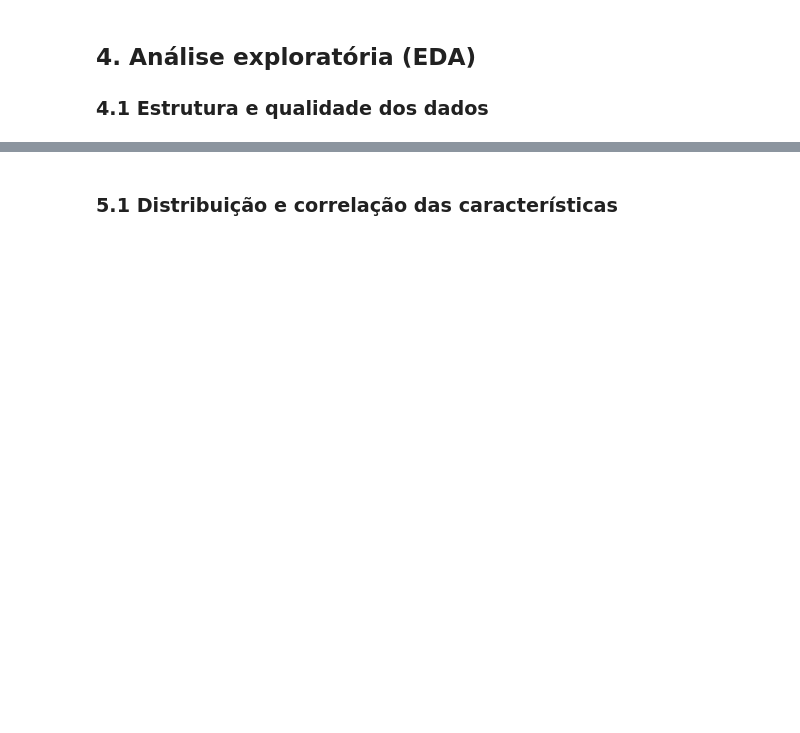
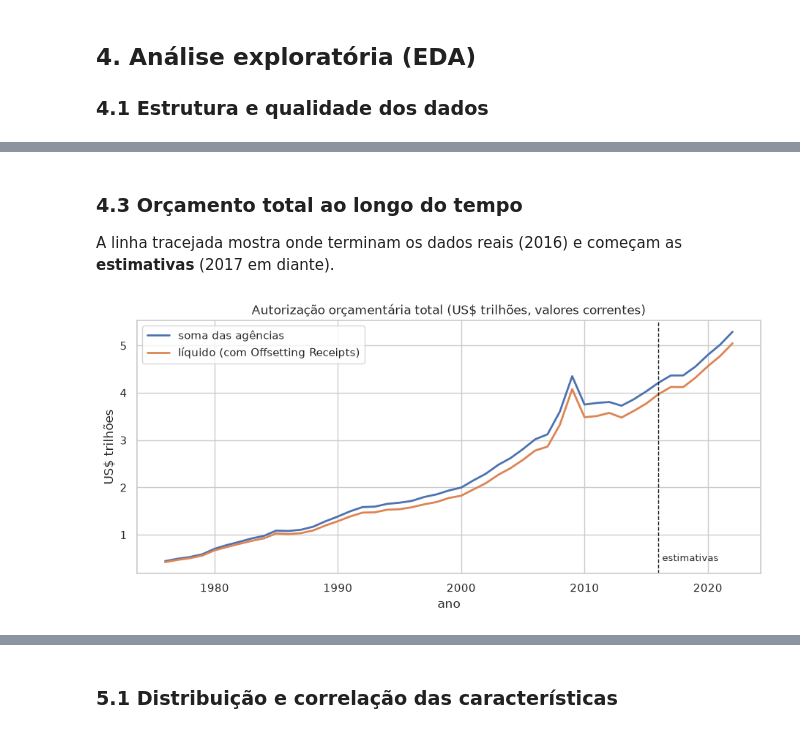
Before and after one commit to emilitabuti/ia-ml-cluster, a Jupyter notebook: eda_clustering_budget.ipynb, the cells around one changed output, grey strips where cells are left out. Cells and saved outputs as stored; diff of their text form; code cells hidden in the pictures; blank space fills up the shorter version.

```diff
--- a/eda_clustering_budget.ipynb
+++ b/eda_clustering_budget.ipynb
@@ -284,0 +113,19 @@ Shape: (230, 9) | nulos: 0
+# %% [markdown]
+### 4.3 Orçamento total ao longo do tempo
+
+A linha tracejada mostra onde terminam os dados reais (2016) e começam as **estimativas** (2017 em diante).
+# %%
+total_liq = df.sum(axis=1) / 1e6                                  # milhões -> trilhões
+total_ag = df.drop(columns="Undistributed Offsetting Receipts").sum(axis=1) / 1e6
+
+fig, ax = plt.subplots(figsize=(11, 4.5))
+ax.plot(total_ag.index, total_ag, lw=2, label="soma das agências")
+ax.plot(total_liq.index, total_liq, lw=2, label="líquido (com Offsetting Receipts)")
+ax.axvline(2016, color="k", ls="--", lw=1)
+ax.text(2016.3, total_ag.min(), "estimativas", fontsize=9)
+ax.set_title("Autorização orçamentária total (US$ trilhões, valores correntes)")
+ax.set_xlabel("ano"); ax.set_ylabel("US$ trilhões")
+ax.legend()
+plt.show()
+# %% [output]
+[figure, added]
```
Also changed, not shown: parts of 48 cells of this notebook, 3 other files.
